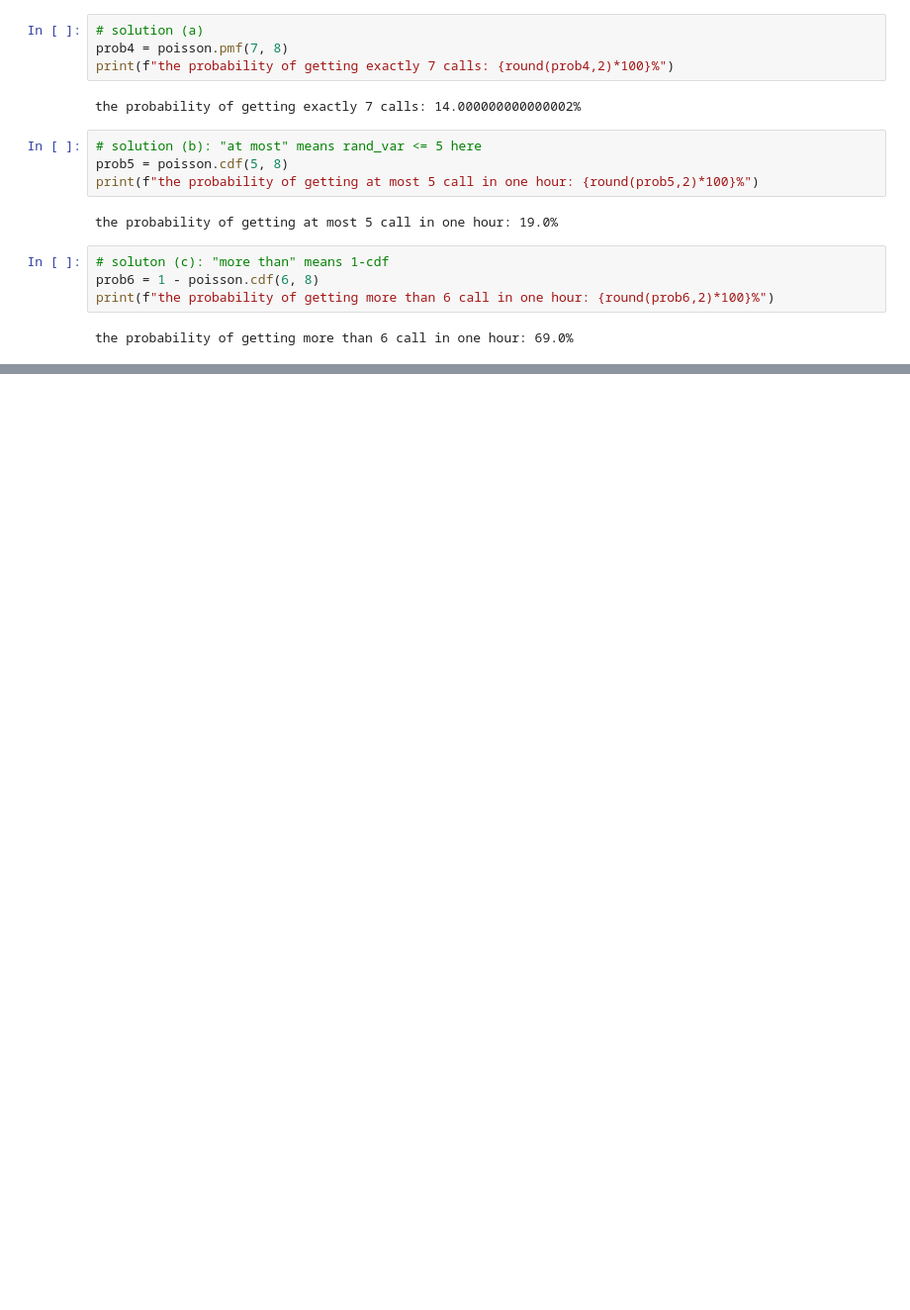
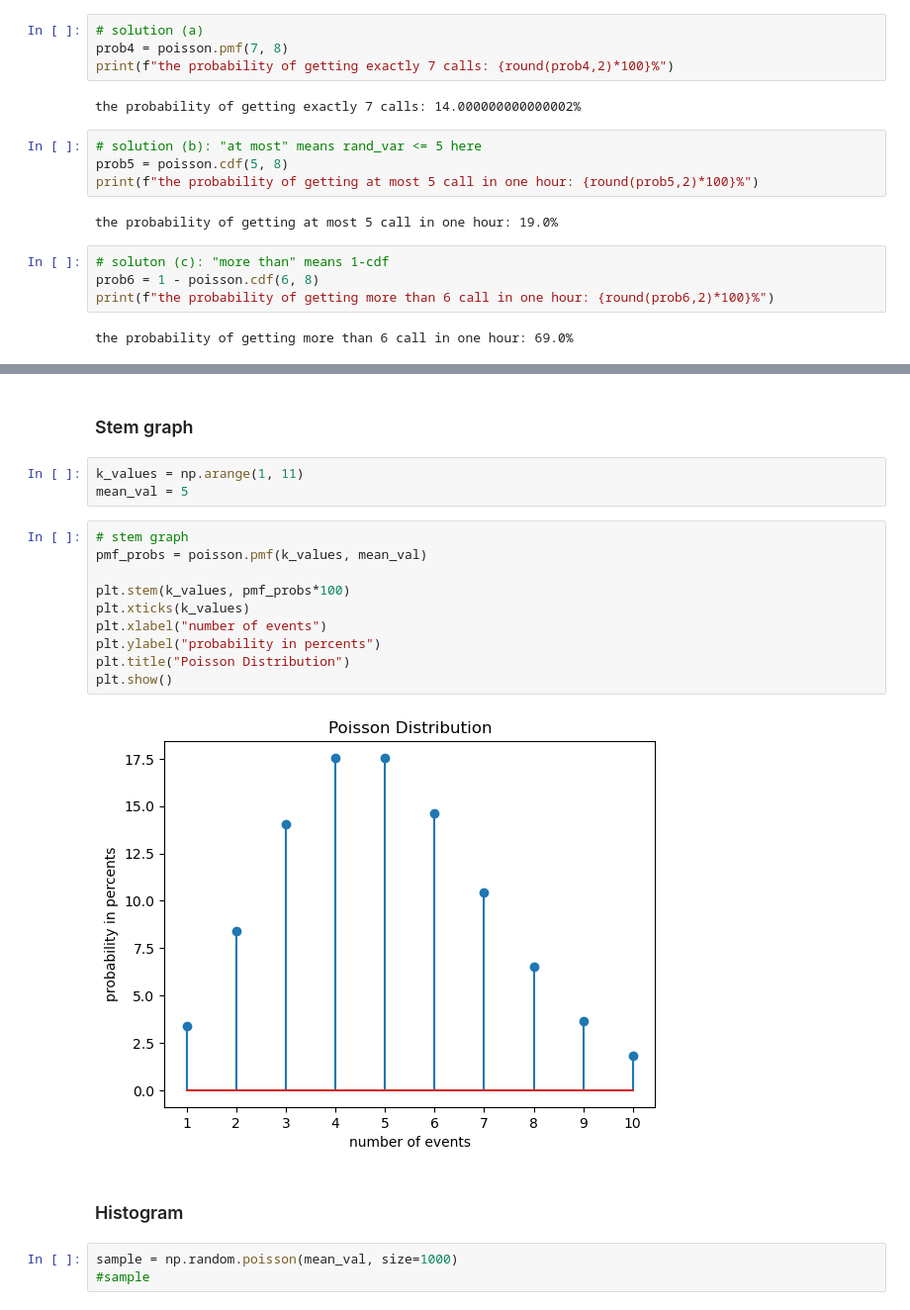
Before and after one commit to xthimylJ/statistics-for-data-science, a Jupyter notebook: Poisson dist-n.ipynb, the cells around one changed output, grey strips where cells are left out. Shown at 99% size. Drawn from its saved outputs; the diff is of its cells as text; blank space fills up the shorter version.

```diff
--- a/Poisson dist-n.ipynb
+++ b/Poisson dist-n.ipynb
@@ -59,0 +93,22 @@ the probability of getting more than 6 call in one hour: 69.0%
+# %% [markdown]
+### Stem graph
+# %%
+k_values = np.arange(1, 11)
+mean_val = 5
+# %%
+# stem graph
+pmf_probs = poisson.pmf(k_values, mean_val)
+
+plt.stem(k_values, pmf_probs*100)
+plt.xticks(k_values)
+plt.xlabel("number of events")
+plt.ylabel("probability in percents")
+plt.title("Poisson Distribution")
+plt.show()
+# %% [output]
+[figure, added]
+# %% [markdown]
+### Histogram
+# %%
+sample = np.random.poisson(mean_val, size=1000)
+#sample
```
Also changed, not shown: parts of 6 cells of this notebook.
